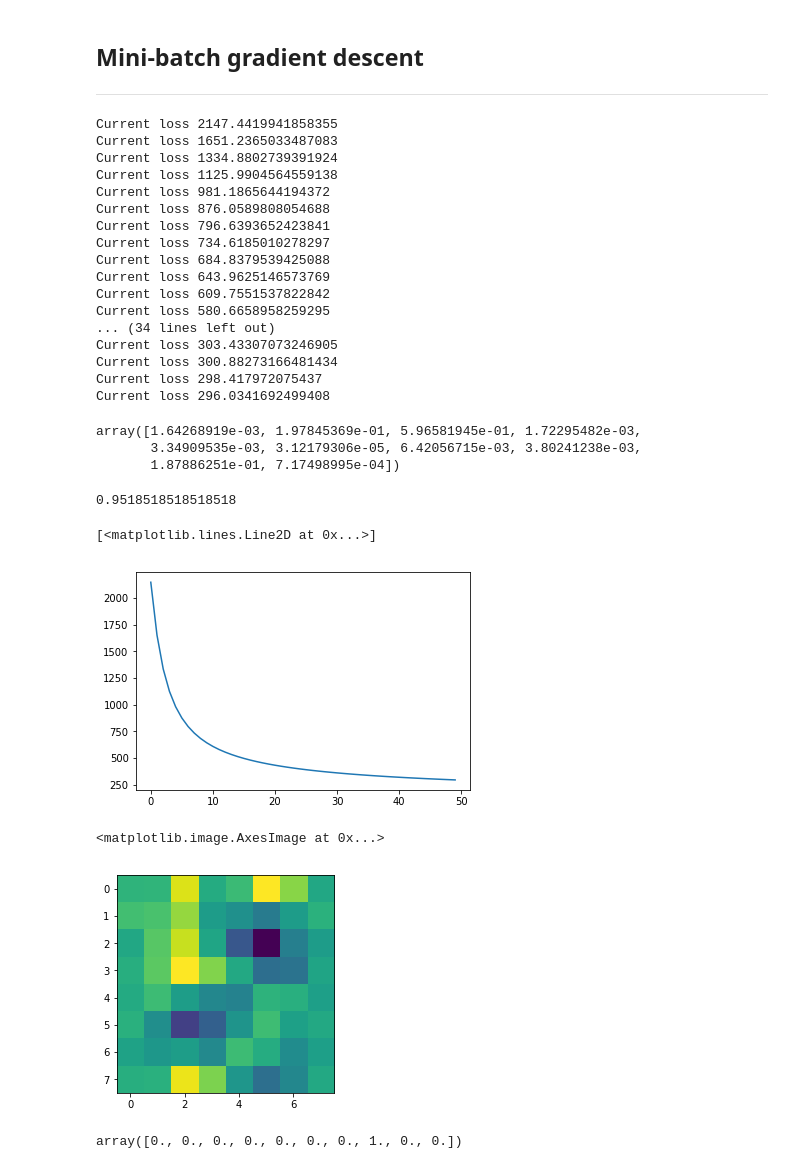
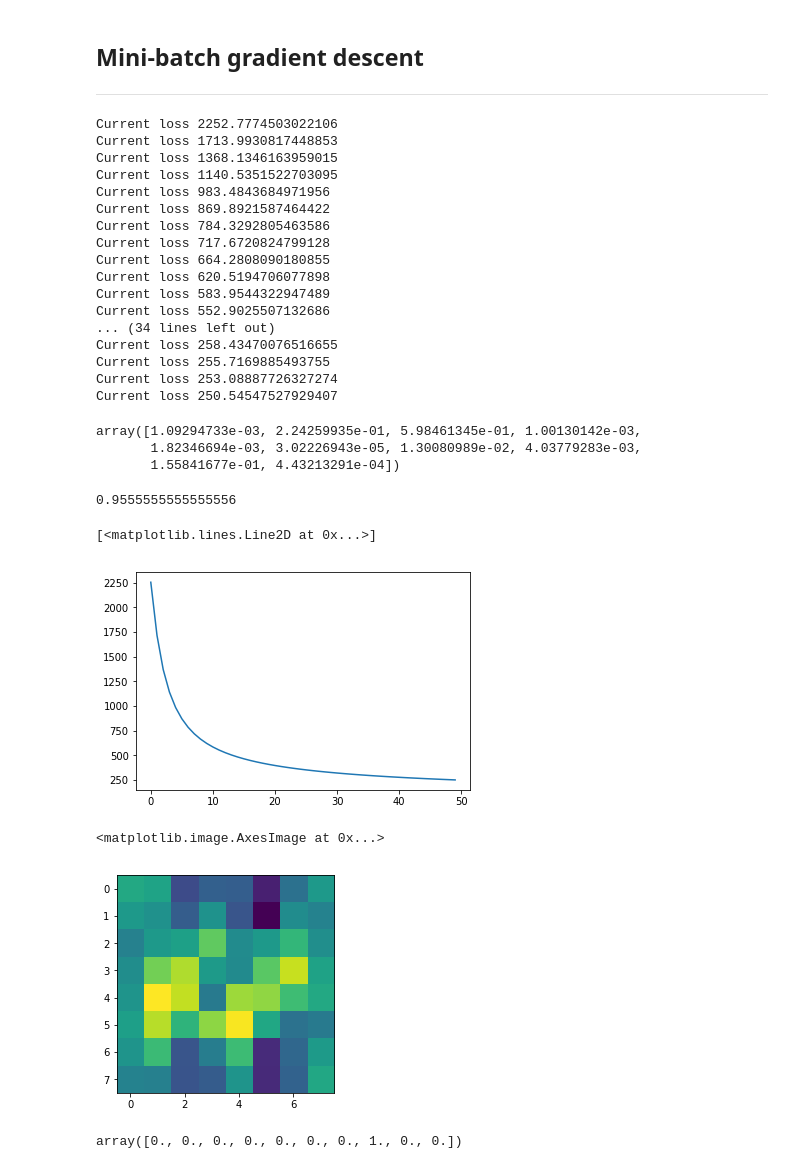
Before and after one commit to conorato/INF8225, a Jupyter notebook: TP1/tp1_1845448.ipynb, the cells around one changed output. Drawn from its saved outputs; the diff is of its cells as text; code cells hidden in the pictures.

```diff
--- a/TP1/tp1_1845448.ipynb
+++ b/TP1/tp1_1845448.ipynb
@@ -219,20 +219,16 @@ def softmax(x):
 
     # Source: https://stackoverflow.com/questions/42599498/numercially-stable-softmax
 
-#     exp = np.exp(x - max(x))
-#     return exp/np.sum(exp)
-
     x = x - max(x)
     exp_sum = sum(np.exp(x))
     return np.exp(x)/exp_sum
-#     return [np.exp(xi)/exp_sum for xi in x]
 
 def get_accuracy(X, y, W):
     y_pred = get_y_pred(X, W)
     nb_correct_class = 0
 
     for i in range(y.shape[0]):
-        expected_class_has_highest_probability = (y[i] * y_pred[i]).sum() >= max(y_pred[i])
+        expected_class_has_highest_probability = (y[i] * y_pred[i]).sum() == max(y_pred[i])
         if expected_class_has_highest_probability:
             nb_correct_class += 1
 
@@ -294,8 +290,8 @@ for epoch in range(nb_epochs):
     loss = 0
     accuracy = 0
     for i in range(0, X_train.shape[0], minibatch_size):
-        current_X = X[i: min(i + minibatch_size, X_train.shape[0])]
-        current_y = y_one_hot[i: min(i + minibatch_size, X_train.shape[0])]
+        current_X = X_train[i: min(i + minibatch_size, X_train.shape[0])]
+        current_y = y_train[i: min(i + minibatch_size, X_train.shape[0])]
         current_batch_size = current_X.shape[0]
 
         y_pred = get_y_pred(current_X, W)
@@ -312,45 +308,45 @@ for epoch in range(nb_epochs):
         best_accuracy = accuracy
         best_W = W  # select the best parameters based on the validation accuracy
 # %% [output]
-Current loss 2147.4419941858355
-Current loss 1651.2365033487083
-Current loss 1334.8802739391924
-Current loss 1125.9904564559138
-Current loss 981.1865644194372
-Current loss 876.0589808054688
-Current loss 796.6393652423841
-Current loss 734.6185010278297
-Current loss 684.8379539425088
-Current loss 643.9625146573769
-Current loss 609.7551537822842
-Current loss 580.6658958259295
+Current loss 2252.7774503022106
+Current loss 1713.9930817448853
+Current loss 1368.1346163959015
+Current loss 1140.5351522703095
+Current loss 983.4843684971956
+Current loss 869.8921587464422
+Current loss 784.3292805463586
+Current loss 717.6720824799128
+Current loss 664.2808090180855
+Current loss 620.5194706077898
+Current loss 583.9544322947489
+Current loss 552.9025507132686
 ... (34 lines left out)
-Current loss 303.43307073246905
-Current loss 300.88273166481434
-Current loss 298.417972075437
-Current loss 296.0341692499408
+Current loss 258.43470076516655
+Current loss 255.7169885493755
+Current loss 253.08887726327274
+Current loss 250.54547527929407
 # %%
 get_y_pred(X, W)[2]
 # y_one_hot[200]
 # %% [output]
-array([1.64268919e-03, 1.97845369e-01, 5.96581945e-01, 1.72295482e-03,
-       3.34909535e-03, 3.12179306e-05, 6.42056715e-03, 3.80241238e-03,
-       1.87886251e-01, 7.17498995e-04])
+array([1.09294733e-03, 2.24259935e-01, 5.98461345e-01, 1.00130142e-03,
+       1.82346694e-03, 3.02226943e-05, 1.30080989e-02, 4.03779283e-03,
+       1.55841677e-01, 4.43213291e-04])
 # %%
 accuracy_on_unseen_data = get_accuracy(X_test, y_test, best_W)
 print(accuracy_on_unseen_data)  # 0.897506925208
 # %% [output]
-0.9518518518518518
+0.9555555555555556
 # %%
 plt.plot(losses)
 # %% [output]
 [<matplotlib.lines.Line2D at 0x...>]
-[figure, old version]
+[figure, new version]
 # %%
-plt.imshow(best_W[5, :-1].reshape(8,8))
+plt.imshow(best_W[4, :-1].reshape(8,8))
 # %% [output]
 <matplotlib.image.AxesImage at 0x...>
-[figure, old version]
+[figure, new version]
 # %%
 get_y_pred(X_train, W)[100]
 y_train[100]
```
